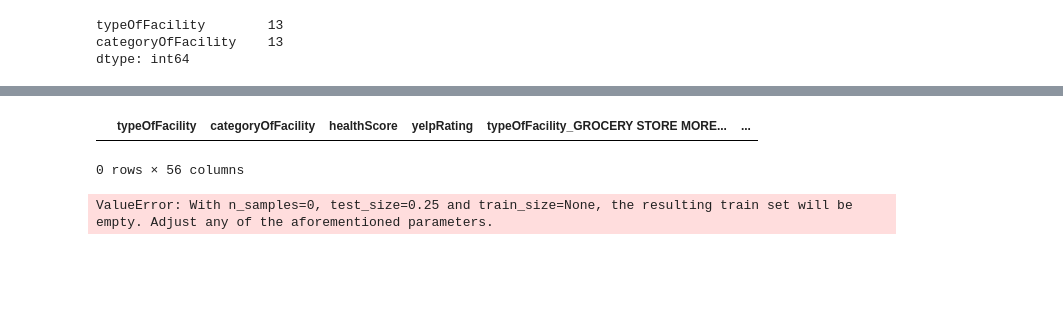
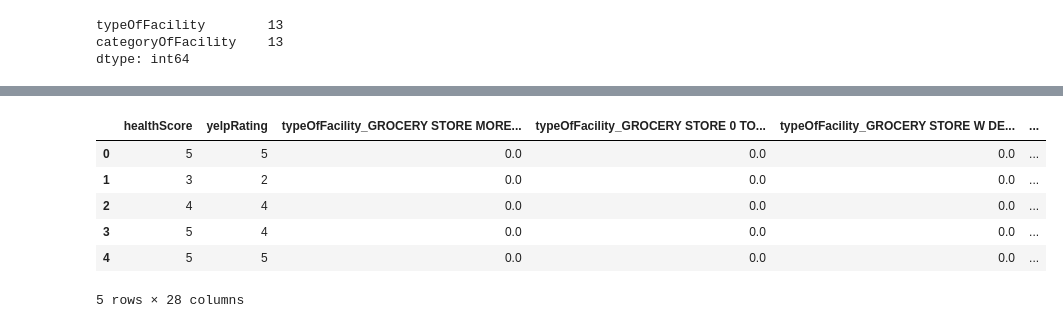
Before and after one commit to kchavez05/boulder-co-health, a Jupyter notebook: Average_scores_by__restaurant.ipynb, the cells around one changed output, grey strips where cells are left out. Drawn from its saved outputs; the diff is of its cells as text; code cells hidden in the pictures; blank space fills up the shorter version.

```diff
--- a/Average_scores_by__restaurant.ipynb
+++ b/Average_scores_by__restaurant.ipynb
@@ -61,0 +85,6 @@ ave_score_df.head()
+# %%
+# Bin the yelpRating integers to categories "5"= 5, "4" = 4, "3" = 3, "2" = 2, "1" = 1.
+bins=[0, 1, 2, 3, 4, 5]
+yelp_ratings = ["1", "2", "3", "4", "5"]
+ave_score_df["yelpRating"]=pd.cut(ave_score_df["yelpRating"], bins, labels=yelp_ratings)
+ave_score_df
@@ -61,0 +105,3 @@ ave_score_df.head()
+# %%
+feature_df= ave_score_df.drop(columns=["facilityId"], axis=1)
+feature_df
@@ -66,10 +126,10 @@ ave_score_df.head()
 # %%
 # Preparing our data for ML
 # Generate our categorical variable list
-fac_cat = ave_score_df.dtypes[ave_score_df.dtypes == "object"].index.tolist()
+fac_cat = feature_df.dtypes[feature_df.dtypes == "object"].index.tolist()
 
 # Check the number of unique values in each column
-ave_score_df[fac_cat].nunique()
+feature_df[fac_cat].nunique()
 # %% [output]
 typeOfFacility        13
 categoryOfFacility    13
@@ -79,11 +139,11 @@ dtype: int64
 enc = OneHotEncoder(sparse=False)
 
 # Fit and transform the OneHotEncoder using the categorical variable list
-encode_df = pd.DataFrame(enc.fit_transform(ave_score_df[fac_cat]))
+encode_df = pd.DataFrame(enc.fit_transform(feature_df[fac_cat]))
 
 # Add the encoded variable names to the DataFrame
 encode_df.columns = enc.get_feature_names(fac_cat)
-encode_df.head()
+encode_df
 # %% [output]
 |  | typeOfFacility_GROCERY STORE MORE... | typeOfFacility_GROCERY STORE 0 TO... | typeOfFacility_GROCERY STORE W DE... | typeOfFacility_GROCERY STORE W DE... | ... |
 | 0 | 0.0 | 0.0 | 0.0 | 0.0 | ... |
@@ -95,20 +161,23 @@ encode_df.head()
 # %%
 # Merge one-hot encoded features and drop the originals
-ave_score_df = ave_score_df.merge(encode_df,left_index=True, right_index=True)
-#ave_score_df = ave_score_df.drop(fac_cat,1)
-ave_score_df.head()
+feature_df = feature_df.merge(encode_df, left_index=True, right_index=True)
+feature_df = feature_df.drop(fac_cat,1)
+feature_df.head()
 # %% [output]
-|  | typeOfFacility | categoryOfFacility | healthScore | yelpRating | typeOfFacility_GROCERY STORE MORE... | ... |
+|  | healthScore | yelpRating | typeOfFacility_GROCERY STORE MORE... | typeOfFacility_GROCERY STORE 0 TO... | typeOfFacility_GROCERY STORE W DE... | ... |
+| 0 | 5 | 5 | 0.0 | 0.0 | 0.0 | ... |
+| 1 | 3 | 2 | 0.0 | 0.0 | 0.0 | ... |
+| 2 | 4 | 4 | 0.0 | 0.0 | 0.0 | ... |
+| 3 | 5 | 4 | 0.0 | 0.0 | 0.0 | ... |
+| 4 | 5 | 5 | 0.0 | 0.0 | 0.0 | ... |
-0 rows × 56 columns
+5 rows × 28 columns
 # %%
 # Remove Yelp outcome target from features data
-y = ave_score_df.yelpRating
-X = ave_score_df.drop(columns="yelpRating")
+y = feature_df.yelpRating
+X = feature_df.drop(columns="yelpRating")
 
 # Split training/test datasets
 X_train, X_test, y_train, y_test = train_test_split(X, y, random_state=42, stratify=y)
-# %% [output]
-ValueError: With n_samples=0, test_size=0.25 and train_size=None, the resulting train set will be empty. Adjust any of the aforementioned parameters.
 # %%
 # Create a StandardScaler instance
 scaler = StandardScaler()
```
Also changed, not shown: parts of 8 cells of this notebook.
